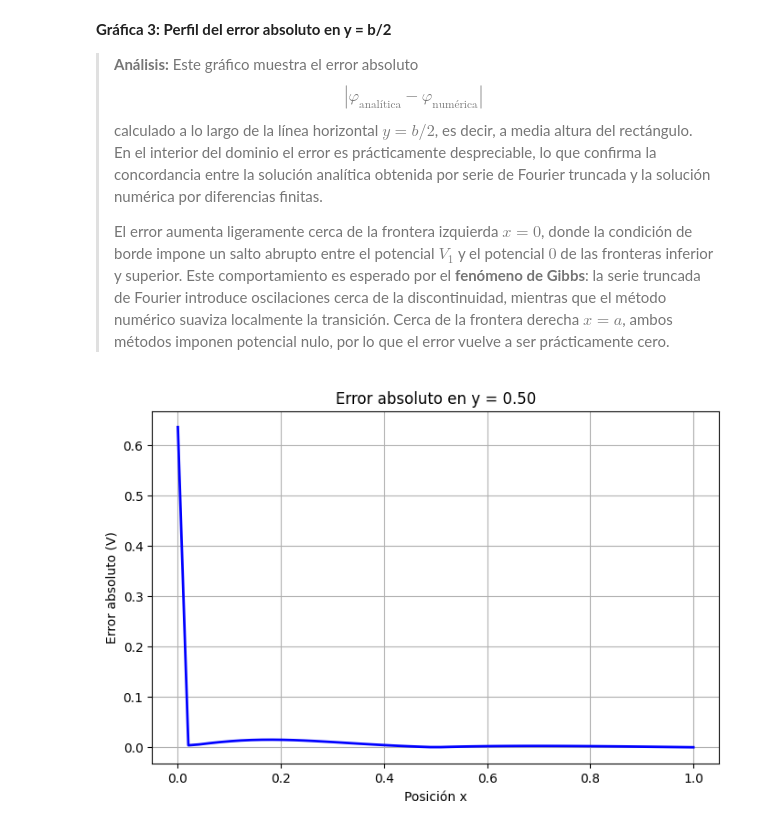
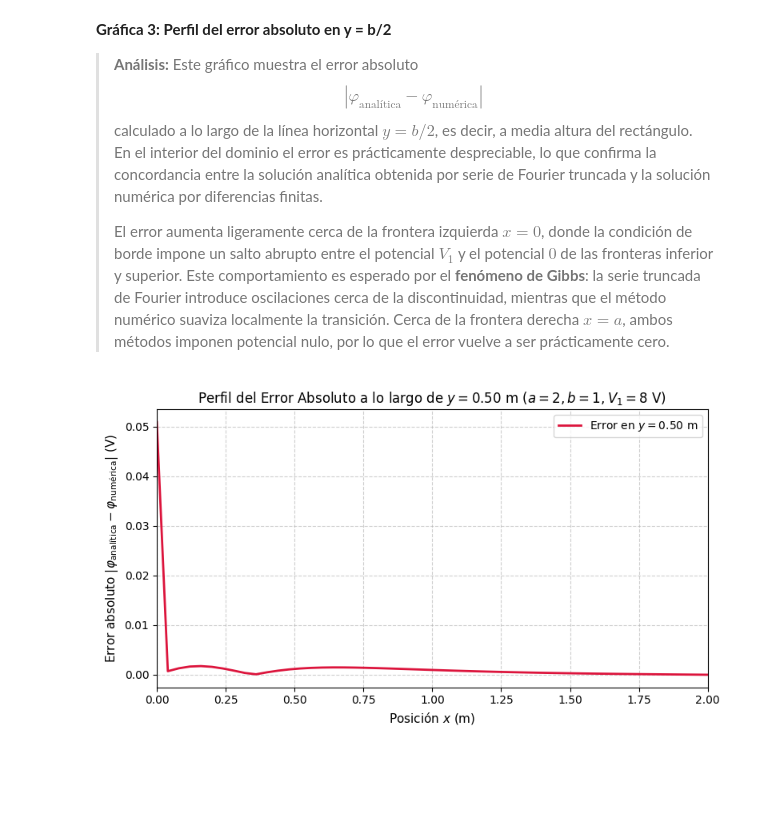
Before and after one commit to santycorreav/teoria_electromagnetica, a Jupyter notebook: tareas/Tarea_01_TEM_camila_bryan_samuel_santiago.ipynb, the cells around one changed output. Cells and saved outputs as stored; diff of their text form; code cells hidden in the pictures; blank space fills up the shorter version.

```diff
--- a/tareas/Tarea_01_TEM_camila_bryan_samuel_santiago.ipynb
+++ b/tareas/Tarea_01_TEM_camila_bryan_samuel_santiago.ipynb
@@ -378,22 +493,45 @@ plt.show()
 > calculado a lo largo de la línea horizontal $y = b/2$, es decir, a media altura del rectángulo. En el interior del dominio el error es prácticamente despreciable, lo que confirma la concordancia entre la solución analítica obtenida por serie de Fourier truncada y la solución numérica por diferencias finitas.
 >
 > El error aumenta ligeramente cerca de la frontera izquierda $x = 0$, donde la condición de borde impone un salto abrupto entre el potencial $V_1$ y el potencial $0$ de las fronteras inferior y superior. Este comportamiento es esperado por el **fenómeno de Gibbs**: la serie truncada de Fourier introduce oscilaciones cerca de la discontinuidad, mientras que el método numérico suaviza localmente la transición. Cerca de la frontera derecha $x = a$, ambos métodos imponen potencial nulo, por lo que el error vuelve a ser prácticamente cero.
-# %%
-# ---------------------------------------------------------
-# 3. CÁLCULO Y GRÁFICA DEL ERROR
-# ---------------------------------------------------------
-import matplotlib.colors as mcolors
-
-# Tomar el corte en y = b/2
-indice_y_medio = np.argmin(np.abs(y - b/2))
-error_corte = error_absoluto[indice_y_medio, :]
-
-plt.figure(figsize=(8, 5))
-plt.plot(x, error_corte, 'b-', linewidth=2)
-plt.xlabel('Posición x')
-plt.ylabel('Error absoluto (V)')
-plt.title(f'Error absoluto en y = {b/2:.2f}')
-plt.grid(True)
-plt.show()
-# %% [output]
-[figure, removed]
+# %%
+import numpy as np
+import matplotlib.pyplot as plt
+
+# PARÁMETROS DEL PROBLEMA
+a, b = 2.0, 1.0      # Dimensiones del rectángulo (2 x 1 m)
+V1 = 8.0             # Potencial en la frontera izquierda (x=0)
+
+# Usamos un número impar de puntos (51x51) para que el centro (1.0, 0.5) sea exacto en la malla
+Nx, Ny = 51, 51
+
+# Recrear vectores de posición
+x = np.linspace(0, a, Nx)
+y = np.linspace(0, b, Ny)
+
+# ---------------------------------------------------------
+# 3. CÁLCULO Y GRÁFICA DEL ERROR
+# ---------------------------------------------------------
+
+# 1. Matriz de error absoluto punto a punto |Analítica - Numérica|
+error_absoluto = np.abs(phi_analitica - phi_numerica)
+
+# 2. Tomar el corte transversal en el centro del dominio: y = b/2 (y = 0.5 m)
+indice_y_medio = np.argmin(np.abs(y - b/2))
+error_corte = error_absoluto[indice_y_medio, :]
+y_real_corte = y[indice_y_medio]
+
+# Gráfica 1D: Perfil del error en y = b/2
+fig, ax = plt.subplots(figsize=(8, 4.5))
+
+ax.plot(x, error_corte, color='crimson', linewidth=2, label=rf'Error en $y = {y_real_corte:.2f}\text{{ m}}$')
+ax.set_xlabel(r'Posición $x$ (m)', fontsize=11)
+ax.set_ylabel(r'Error absoluto $| \varphi_{\text{analítica}} - \varphi_{\text{numérica}} |$ (V)', fontsize=11)
+ax.set_title(rf'Perfil del Error Absoluto a lo largo de $y = {y_real_corte:.2f}\text{{ m}}$ ($a=2, b=1, V_1=8\text{{ V}}$)', fontsize=12)
+ax.set_xlim(0, a)
+ax.grid(True, linestyle='--', alpha=0.6)
+ax.legend(loc='upper right')
+
+plt.tight_layout()
+plt.show()
+# %% [output]
+[figure, added]
```
Also changed, not shown: parts of 5 cells of this notebook, 1 other file.
